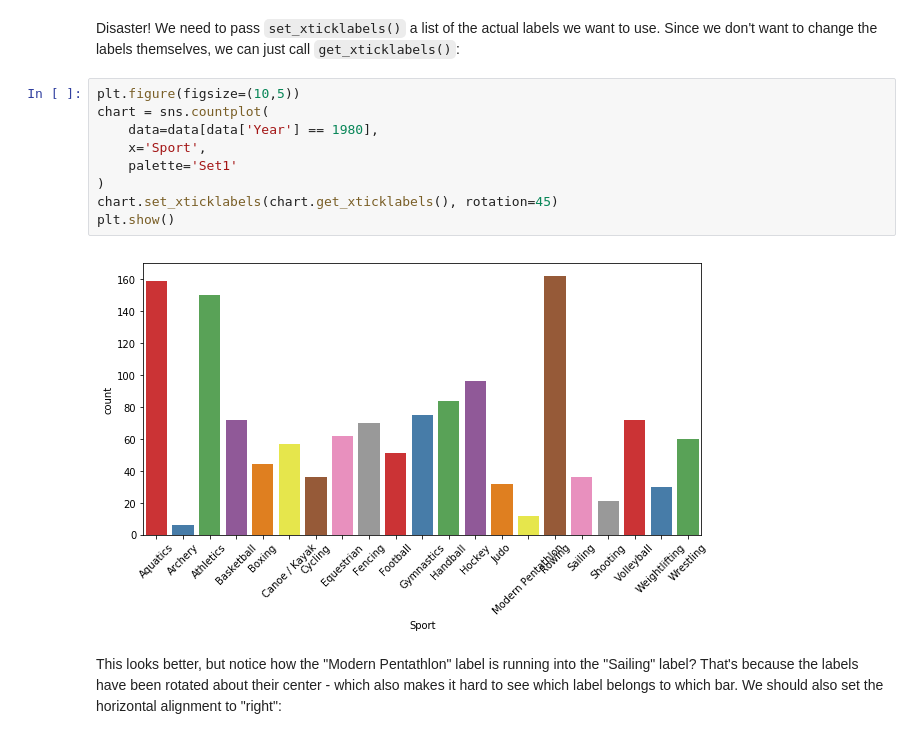
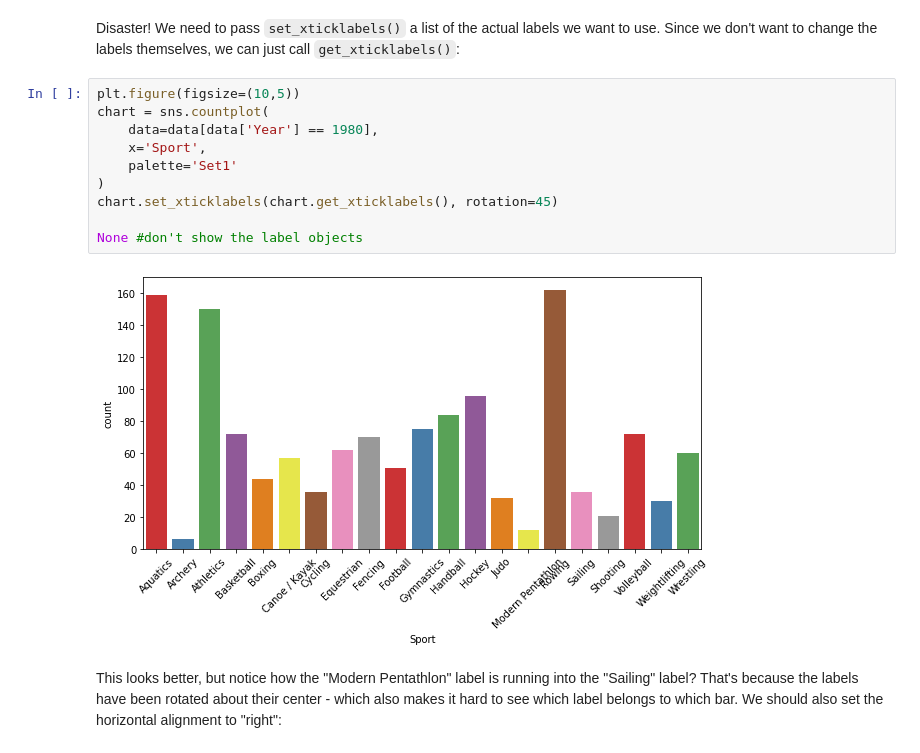
Before and after one commit to mojones/dfd_jupyter_test, a Jupyter notebook: _notebooks/rotate-axis-labels-matplotlib-seaborn.ipynb, the cells around one changed output. Drawn from its saved outputs; the diff is of its cells as text.

```diff
--- a/_notebooks/rotate-axis-labels-matplotlib-seaborn.ipynb
+++ b/_notebooks/rotate-axis-labels-matplotlib-seaborn.ipynb
@@ -74,14 +81,15 @@ Disaster! We need to pass `set_xticklabels()` a list of the actual labels we wan
 # %%
 plt.figure(figsize=(10,5))
 chart = sns.countplot(
     data=data[data['Year'] == 1980],
     x='Sport',
     palette='Set1'
 )
 chart.set_xticklabels(chart.get_xticklabels(), rotation=45)
-plt.show()
+
+None #don't show the label objects
 # %% [output]
-[figure, old version]
+[figure, new version]
 # %% [markdown]
 This looks better, but notice how the "Modern Pentathlon" label is running into the "Sailing" label? That's because the labels have been rotated about their center - which also makes it hard to see which label belongs to which bar. We should also set the horizontal alignment to "right":
 # %%
```
Also changed, not shown: parts of 8 cells of this notebook.
